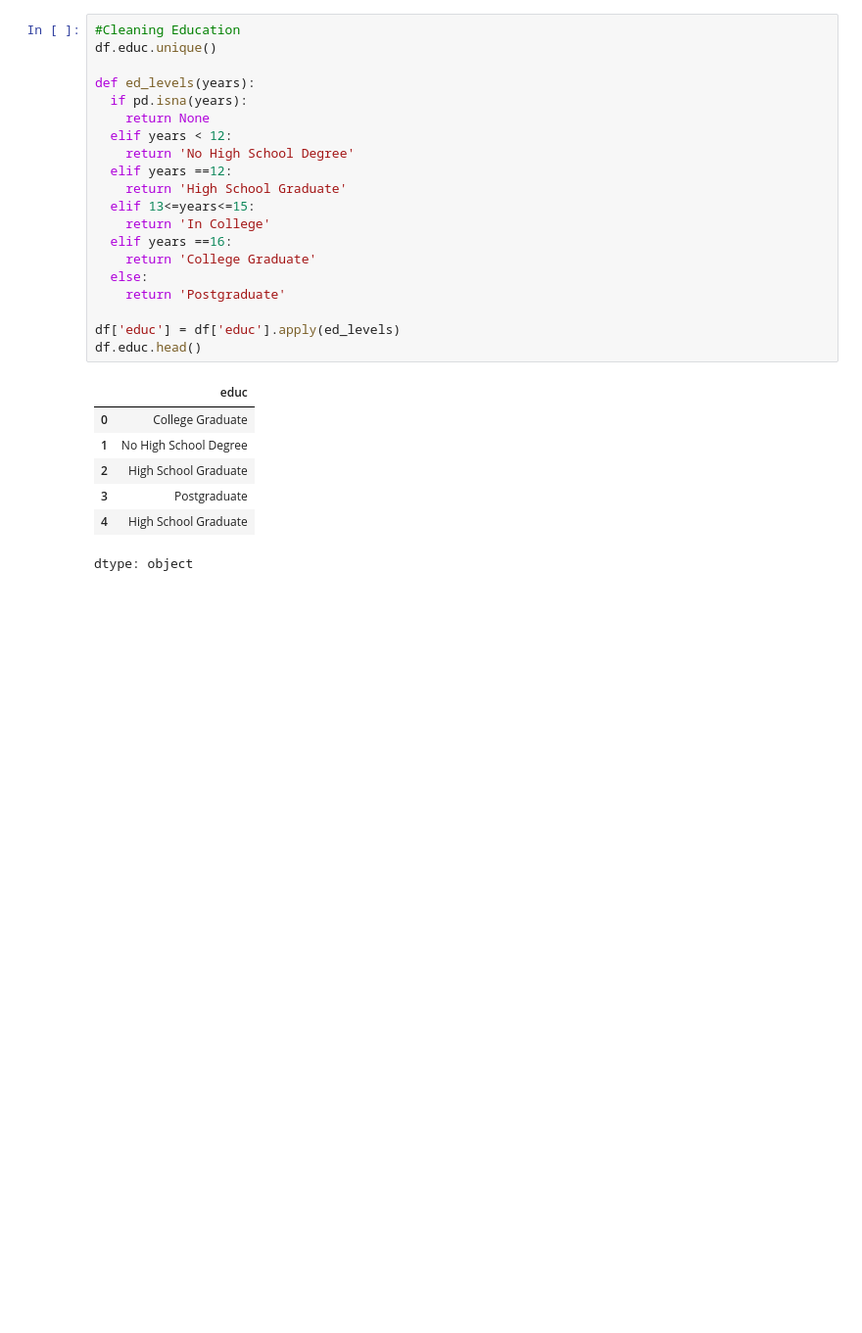
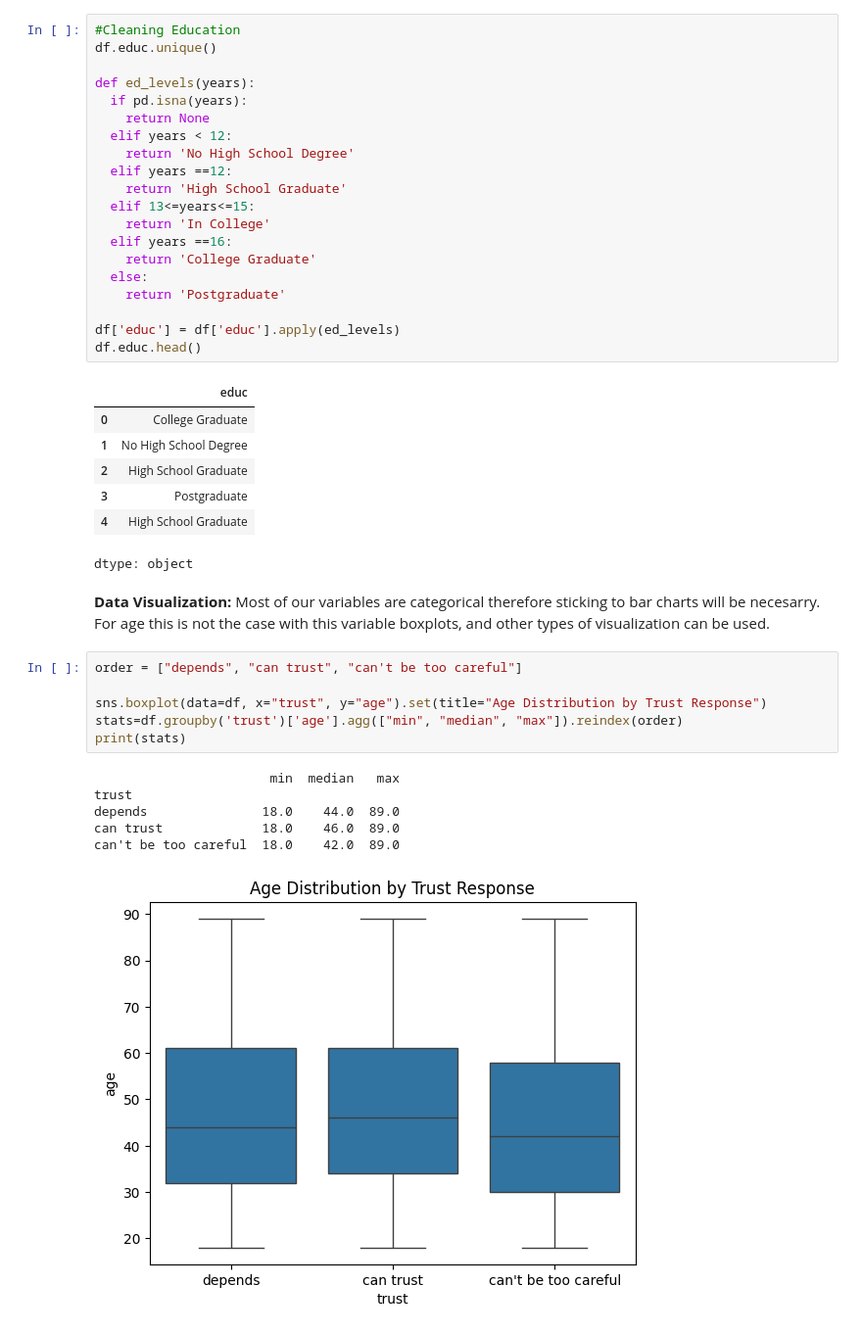
Before and after one commit to nladocsi/lab_eda, a Jupyter notebook: lab_notebook.ipynb, the cells around one changed output. Shown at 98% size. Cells and saved outputs as stored; diff of their text form; blank space fills up the shorter version.

```diff
--- a/lab_notebook.ipynb
+++ b/lab_notebook.ipynb
@@ -161,3 +163,20 @@ df.educ.head()
 | 3 | Postgraduate |
 | 4 | High School Graduate |
 dtype: object
+# %% [markdown]
+**Data Visualization:**
+Most of our variables are categorical therefore sticking to bar charts will be necesarry.
+For age this is not the case with this variable boxplots, and other types of visualization can be used.
+# %%
+order = ["depends", "can trust", "can't be too careful"]
+
+sns.boxplot(data=df, x="trust", y="age").set(title="Age Distribution by Trust Response")
+stats=df.groupby('trust')['age'].agg(["min", "median", "max"]).reindex(order)
+print(stats)
+# %% [output]
+                       min  median   max
+trust
+depends               18.0    44.0  89.0
+can trust             18.0    46.0  89.0
+can't be too careful  18.0    42.0  89.0
+[figure, added]
```
Also changed, not shown: parts of 8 cells of this notebook.
